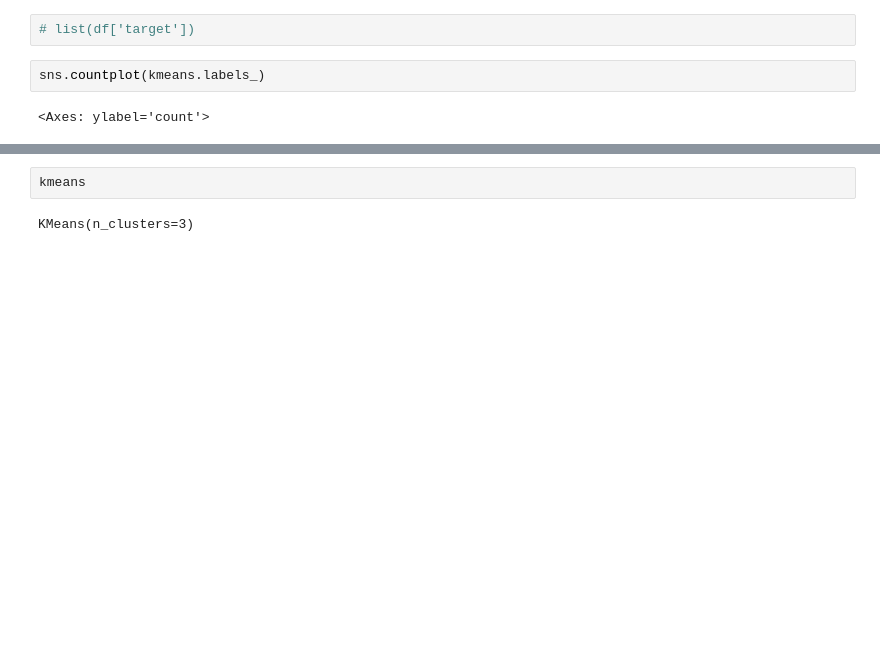
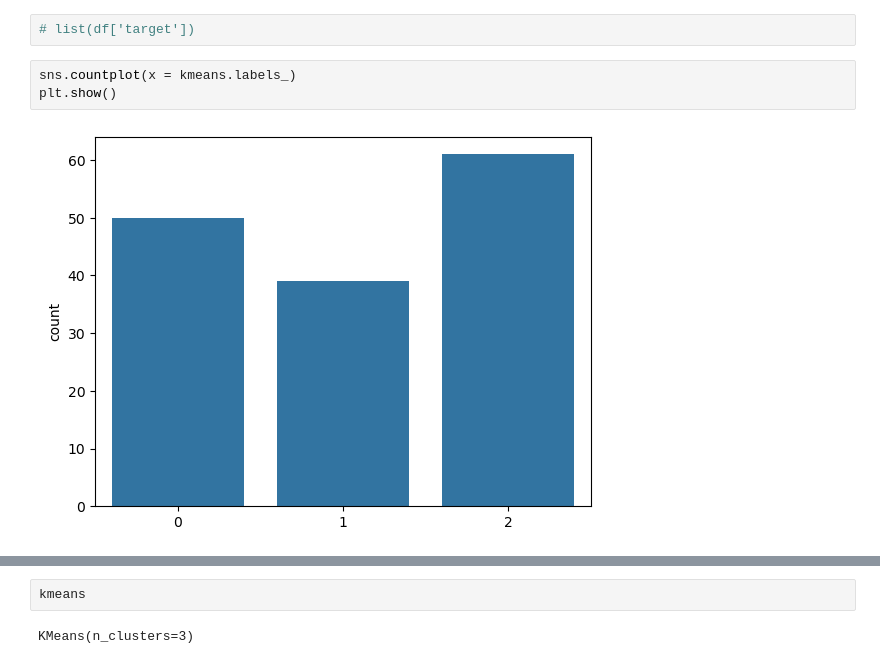
Before and after one commit to lth0813/SeSAC-LECTURE, a Jupyter notebook: 강의 교안/250226/007.비지도학습.ipynb, the cells around one changed output, grey strips where cells are left out. Drawn from its saved outputs; the diff is of its cells as text; blank space fills up the shorter version.

```diff
--- a/강의 교안/250226/007.비지도학습.ipynb
+++ b/강의 교안/250226/007.비지도학습.ipynb
@@ -250,7 +255,8 @@ array([1, 1, 1, 1, 1, 1, 1, 1, 1, 1, 1, 1, 1, 1, 1, 1, 1, 1, 1, 1, 1, 1,
 # %%
 # list(df['target'])
 # %%
-sns.countplot(kmeans.labels_)
+sns.countplot(x = kmeans.labels_)
+plt.show()
 # %% [output]
-<Axes: ylabel='count'>
+[figure, added]
 # %%
```
Also changed, not shown: parts of 10 cells of this notebook, 22 other files.
